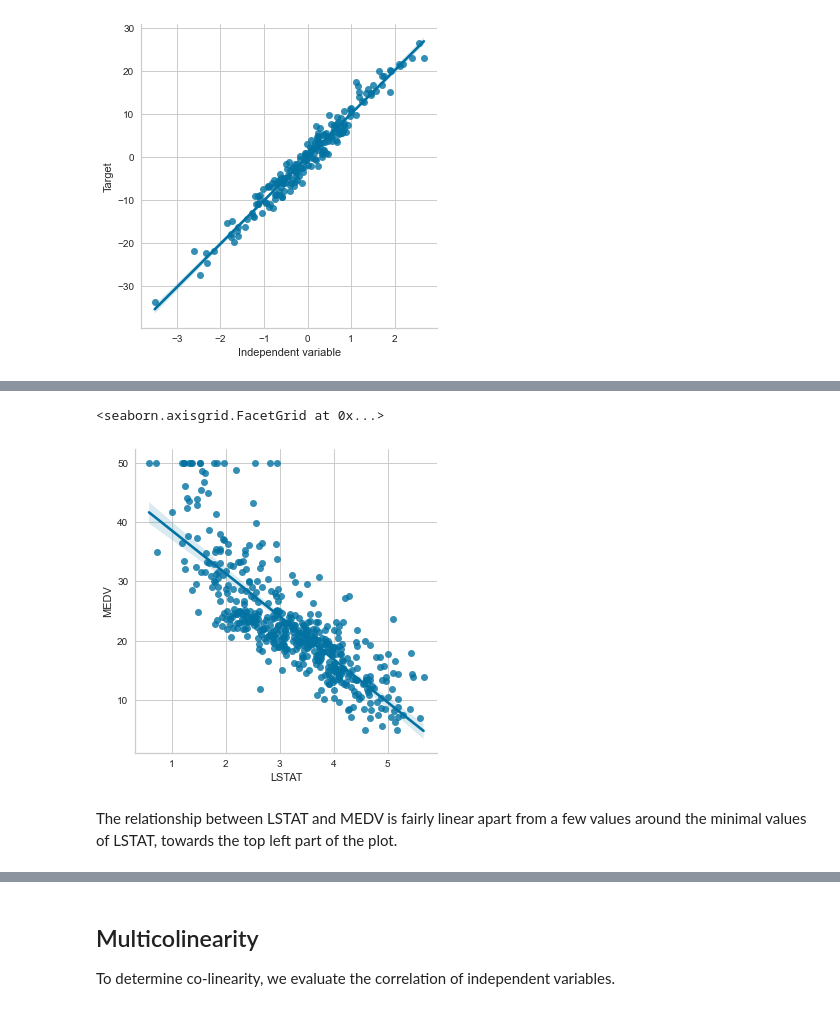
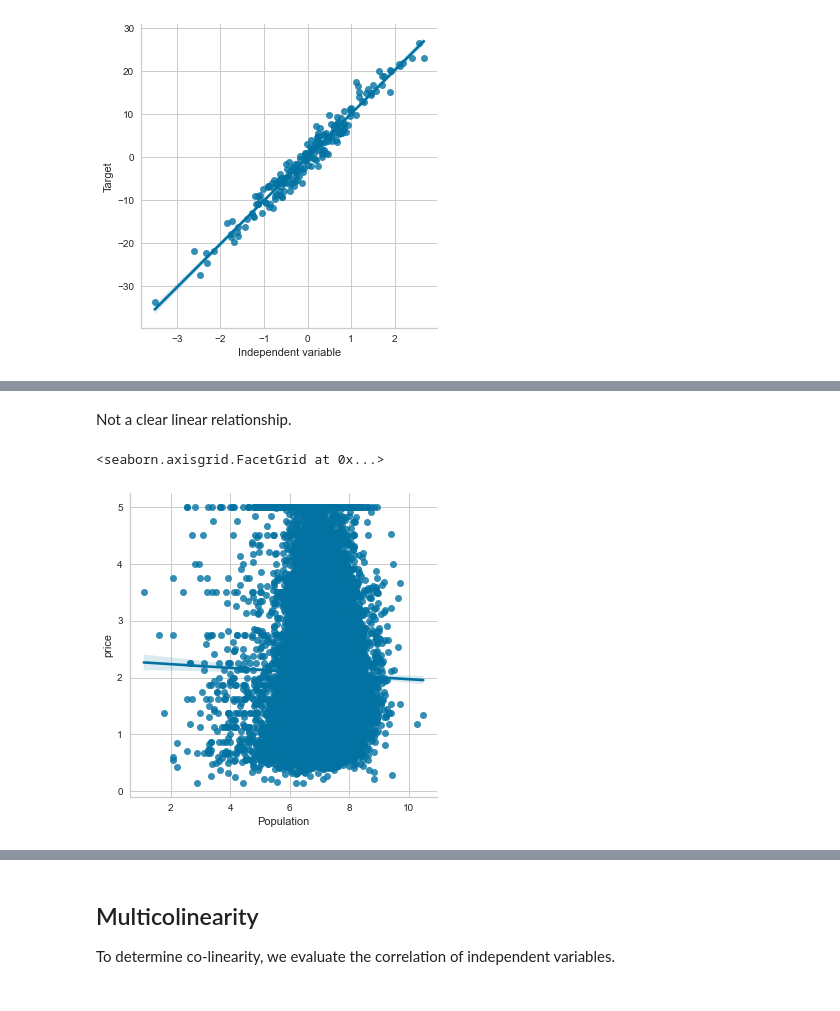
Before and after one commit to solegalli/feature-engineering-for-machine-learning, a Jupyter notebook: Section-03-Variable-Characteristics/03.4-Linear-Model-Assumptions.ipynb, the cells around one changed output, grey strips where cells are left out. Cells and saved outputs as stored; diff of their text form; code cells hidden in the pictures.

Commit message:
[2023] update s1, s2 and s3 (#13)
* update dataset creation nbs

* cosmetic changes to nb in s2

* update first nbs s3

* remove boston ds from nb

* update final notebooks section 3

```diff
--- a/Section-03-Variable-Characteristics/03.4-Linear-Model-Assumptions.ipynb
+++ b/Section-03-Variable-Characteristics/03.4-Linear-Model-Assumptions.ipynb
@@ -151,0 +84,9 @@ Boston house prices dataset
+# %%
+# load the California House price data from Scikit-learn
+X, Y = fetch_california_housing(return_X_y=True, as_frame=True)
+
+# Remove lat and lon
+X.drop(["Latitude", "Longitude"], axis=1, inplace=True)
+
+# display top 5 rows
+X.head()
@@ -325,17 +285,19 @@ We will use the Box-Cox transformation on the numerical variables (more on this
 # %%
-import scipy.stats as stats
+# Apply the box-cox transfoPopulationation to the variables.
 
-# Apply the box-cox transformation to the variables.
-boston['LSTAT'], _ = stats.boxcox(boston['LSTAT'])
-boston['CRIM'], _ = stats.boxcox(boston['CRIM'])
-boston['RM'], _ = stats.boxcox(boston['RM'])
+X['MedInc'] = np.log(X['MedInc'])
+X["AveRooms"] = 1 / X["AveRooms"]
+X["AveBedrms"] = 1 / X["AveBedrms"]
+X["AveOccup"] = 1 / X["AveOccup"]
+X['Population'] = np.log(X['Population'])
 
 # Let's separate the data into training and testing sets.
 X_train, X_test, y_train, y_test = train_test_split(
-    boston[['RM', 'LSTAT', 'CRIM']],
-    boston['MEDV'],
+    X,
+    Y,
     test_size=0.3,
-    random_state=0)
+    random_state=0,
+)
 
 X_train.shape, X_test.shape, y_train.shape, y_test.shape
 # %% [output]
@@ -484,0 +460,8 @@ Text(0.5, 22.960000000000022, 'Independent variable')
+# %%
+# Now let's use the California housing data set
+# (remember that we transformed the variables already)
+
+# add target to predictor dataframe
+tmp = pd.concat([X, pd.Series(Y, name="price")], axis=1)
+
+tmp.head()
@@ -485,14 +490,10 @@ Text(0.5, 22.960000000000022, 'Independent variable')
+# %% [markdown]
+Not a clear linear relationship.
 # %%
-# Now we make a scatter plot for the boston
-# house price dataset.
-# (remember that we transformed the variables already)
-
-# We plot LSTAT (% lower status of the population)
+# Now we plot CRIM (per capita crime rate by town)
 # vs. MEDV (median value of the house).
 
-sns.lmplot(x="LSTAT", y="MEDV", data=boston, order=1)
+sns.lmplot(x="Population", y="price", data=tmp, order=1)
 # %% [output]
 <seaborn.axisgrid.FacetGrid at 0x...>
-[figure, old version]
+[figure, new version]
-# %% [markdown]
-The relationship between LSTAT and MEDV is fairly linear apart from a few values around the minimal values of LSTAT, towards the top left part of the plot.
```
Also changed, not shown: parts of 69 cells of this notebook, 7 other files.
